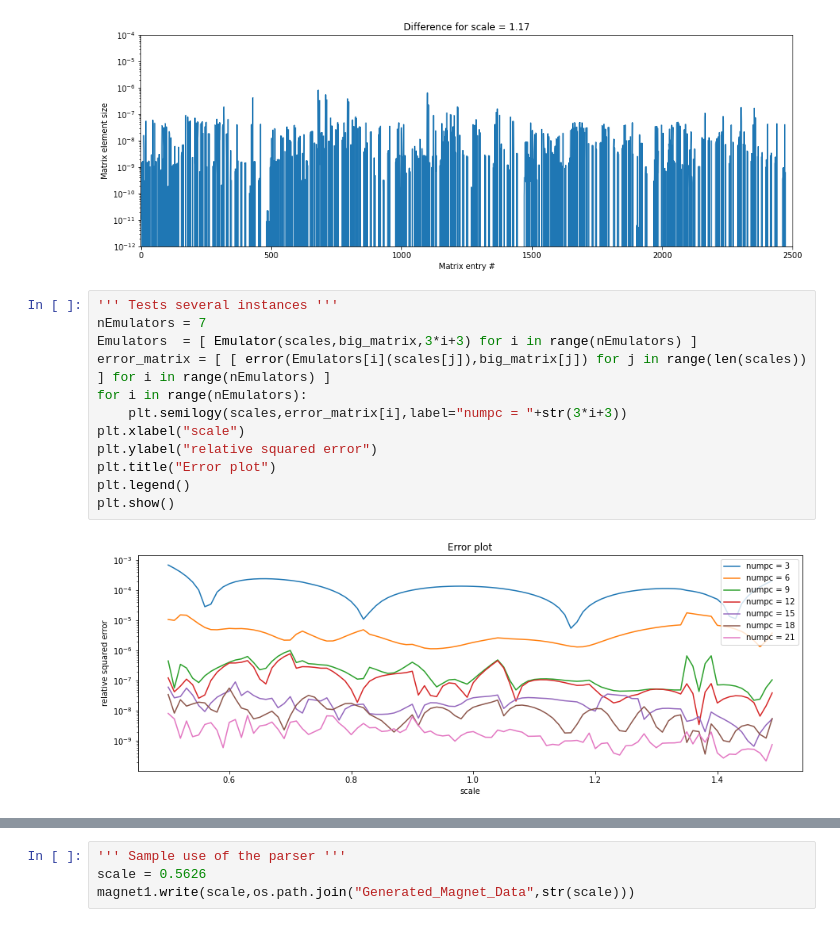
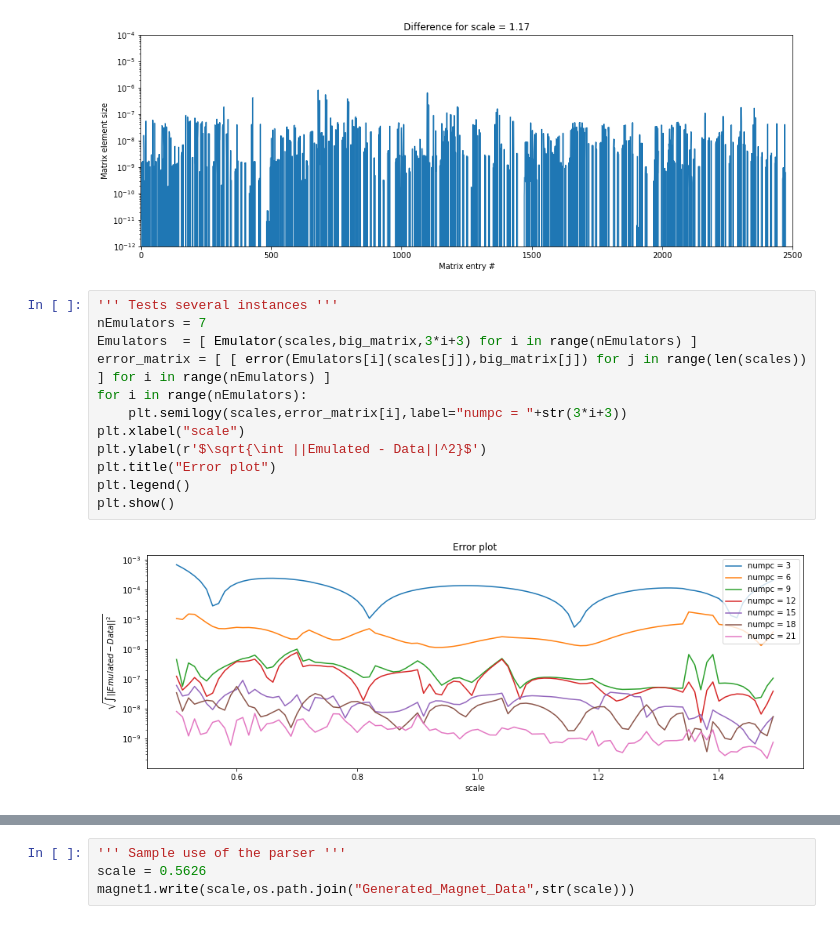
Before and after one commit to diogenes1991/RBMSecar, a Jupyter notebook: Emulator/RBM.ipynb, the cells around one changed output, grey strips where cells are left out. Cells and saved outputs as stored; diff of their text form.

```diff
--- a/Emulator/RBM.ipynb
+++ b/Emulator/RBM.ipynb
@@ -132,17 +132,17 @@ plt.show()
 # %%
 ''' Tests several instances '''
 nEmulators = 7
 Emulators  = [ Emulator(scales,big_matrix,3*i+3) for i in range(nEmulators) ]
 error_matrix = [ [ error(Emulators[i](scales[j]),big_matrix[j]) for j in range(len(scales)) ] for i in range(nEmulators) ]
 for i in range(nEmulators):
     plt.semilogy(scales,error_matrix[i],label="numpc = "+str(3*i+3))
 plt.xlabel("scale")
-plt.ylabel("relative squared error")
+plt.ylabel(r'$\sqrt{\int ||Emulated - Data||^2}$')
 plt.title("Error plot")
 plt.legend()
 plt.show()
 # %% [output]
-[figure, old version]
+[figure, new version]
 # %%
 ''' Timing checkup '''
 path_magnet1 = "MagnetData/Magnet_1_train"
```
Also changed, not shown: parts of 30 cells of this notebook, 2 other files.
